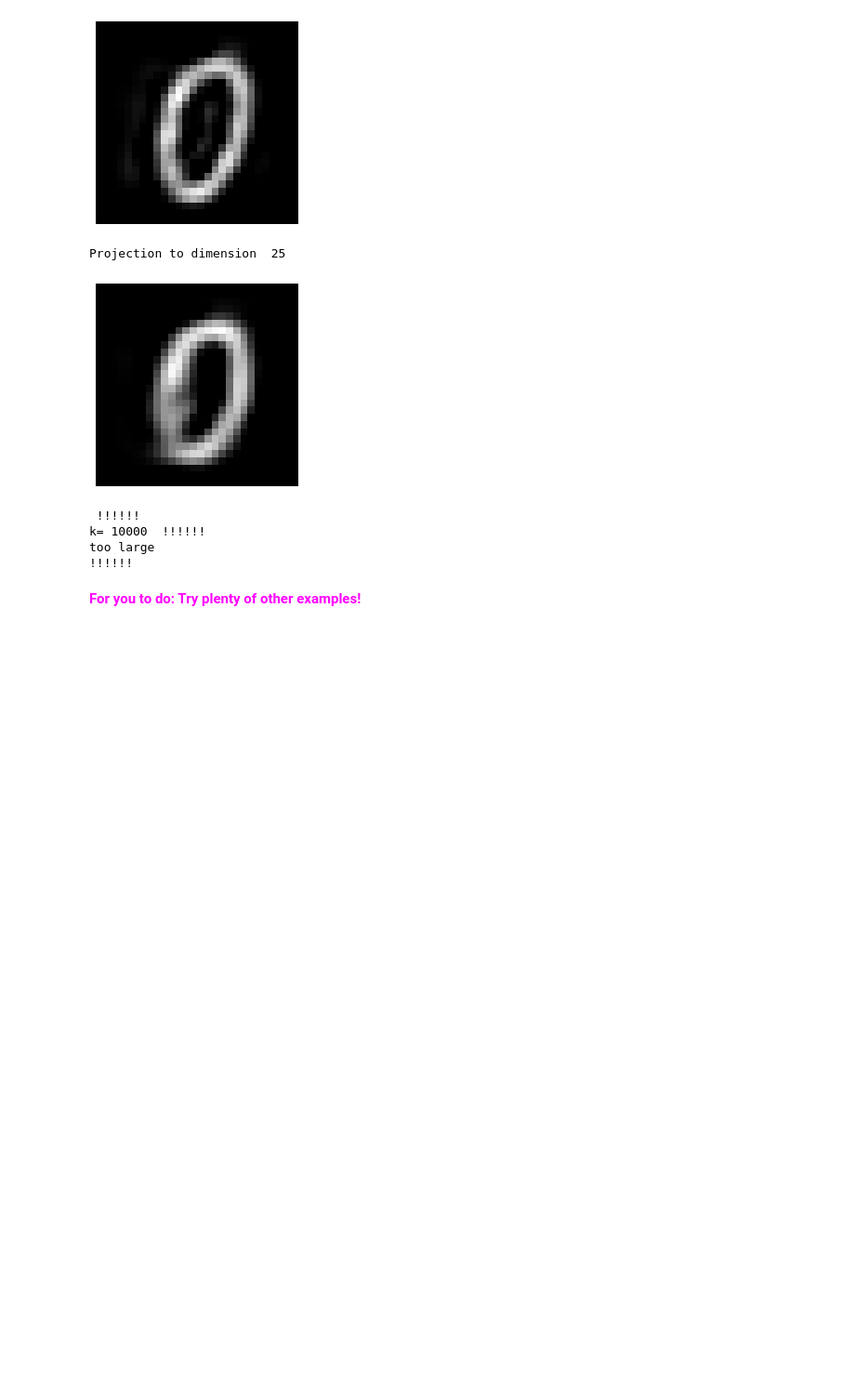
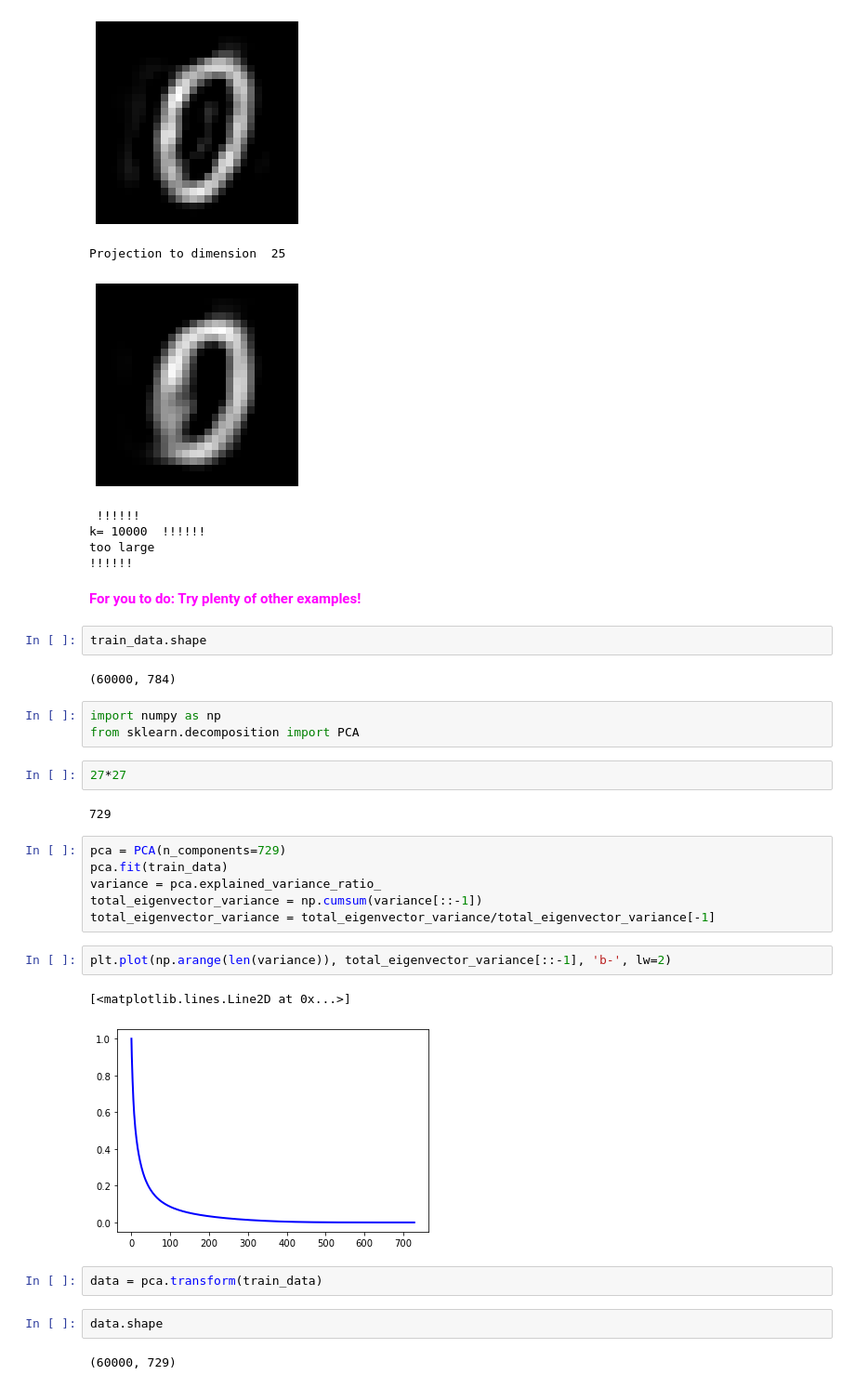
Before and after one commit to priolastro/data_sc, a Jupyter notebook: PCA/PCA_MNIST.ipynb, the cells around one changed output. Shown at 93% size. Saved outputs shown, nothing was run; the diff lists cells and outputs as text; blank space fills up the shorter version.

Commit message:
new notebooks images

```diff
--- a/PCA/PCA_MNIST.ipynb
+++ b/PCA/PCA_MNIST.ipynb
@@ -184,3 +188,31 @@ too large
 !!!!!!
 # %% [markdown]
 **<font color="magenta">For you to do: Try plenty of other examples!</font>**
+# %%
+train_data.shape
+# %% [output]
+(60000, 784)
+# %%
+import numpy as np
+from sklearn.decomposition import PCA
+# %%
+27*27
+# %% [output]
+729
+# %%
+pca = PCA(n_components=729)
+pca.fit(train_data)
+variance = pca.explained_variance_ratio_
+total_eigenvector_variance = np.cumsum(variance[::-1])
+total_eigenvector_variance = total_eigenvector_variance/total_eigenvector_variance[-1]
+# %%
+plt.plot(np.arange(len(variance)), total_eigenvector_variance[::-1], 'b-', lw=2)
+# %% [output]
+[<matplotlib.lines.Line2D at 0x...>]
+[figure, added]
+# %%
+data = pca.transform(train_data)
+# %%
+data.shape
+# %% [output]
+(60000, 729)
```
Also changed, not shown: parts of 3 cells of this notebook, 16 other files.
